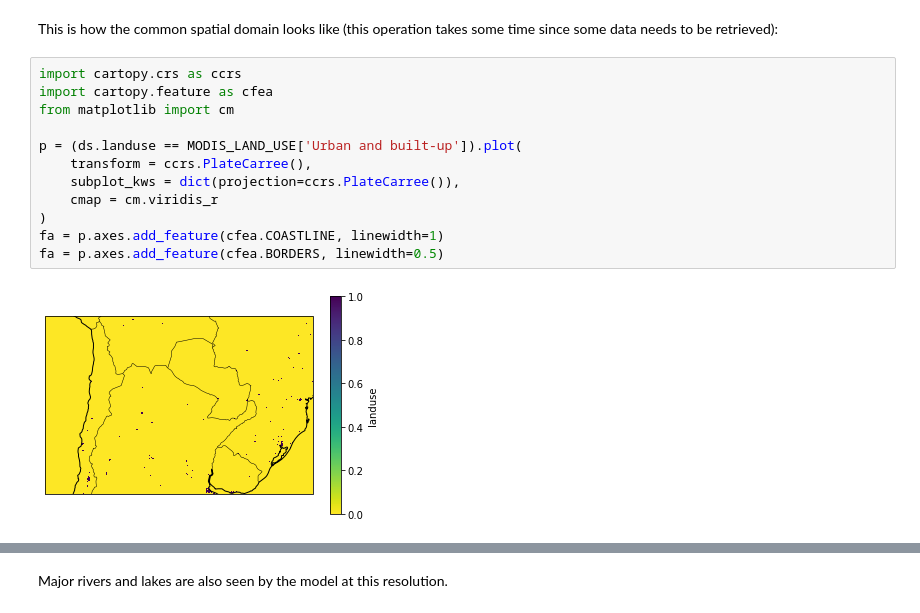
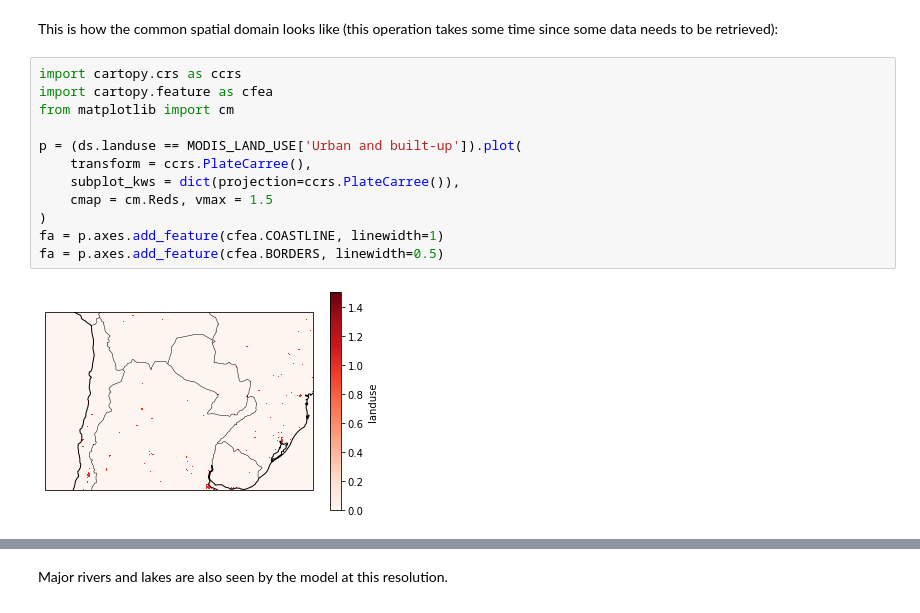
Before and after one commit to jesusff/fps-sesa-analyses, a Jupyter notebook: sesa_cities.ipynb, the cells around one changed output, grey strips where cells are left out. Drawn from its saved outputs; the diff is of its cells as text.

```diff
--- a/sesa_cities.ipynb
+++ b/sesa_cities.ipynb
@@ -33,14 +34,14 @@ This is how the common spatial domain looks like (this operation takes some time
 # %%
 import cartopy.crs as ccrs
 import cartopy.feature as cfea
 from matplotlib import cm
 
 p = (ds.landuse == MODIS_LAND_USE['Urban and built-up']).plot(
     transform = ccrs.PlateCarree(),
     subplot_kws = dict(projection=ccrs.PlateCarree()),
-    cmap = cm.viridis_r
+    cmap = cm.Reds, vmax = 1.5
 )
 fa = p.axes.add_feature(cfea.COASTLINE, linewidth=1)
 fa = p.axes.add_feature(cfea.BORDERS, linewidth=0.5)
 # %% [output]
-[figure, old version]
+[figure, new version]
```
Also changed, not shown: parts of 11 cells of this notebook.
